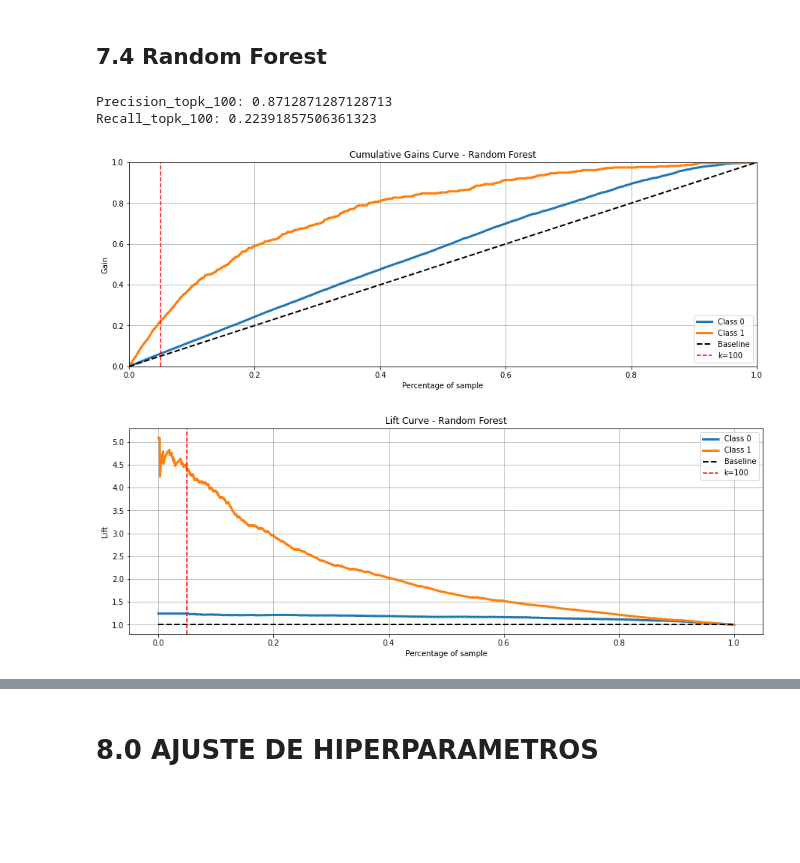
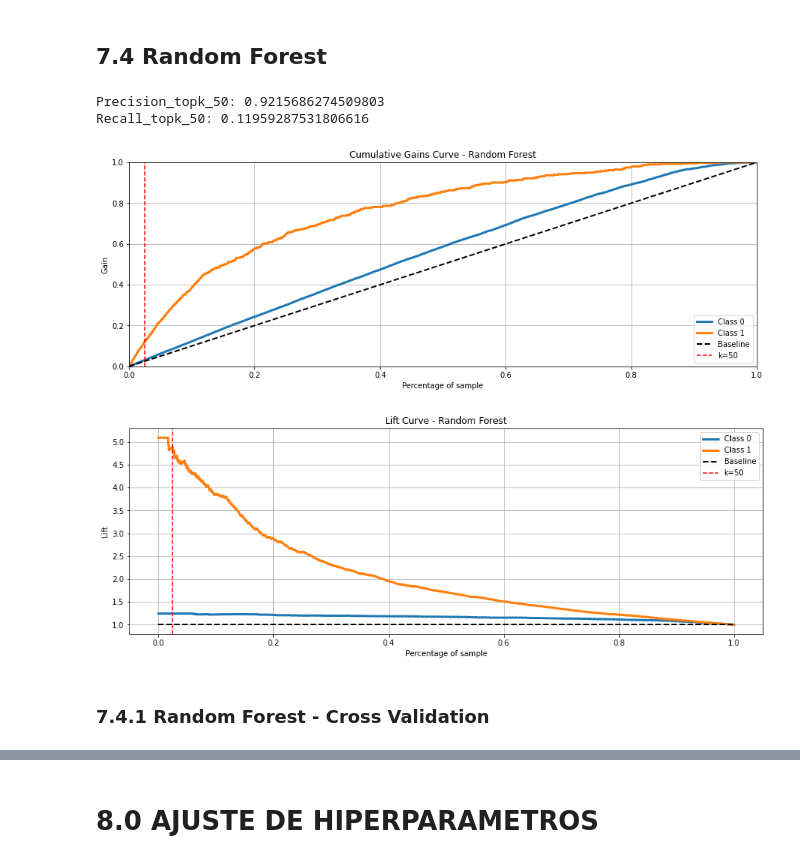
Before and after one commit to Jhonatanslopes/Bank-Customer-Churn, a Jupyter notebook: Notebook/notebook.ipynb, the cells around one changed output, grey strips where cells are left out. Cells and saved outputs as stored; diff of their text form; code cells hidden in the pictures; blank space fills up the shorter version.

```diff
--- a/Notebook/notebook.ipynb
+++ b/Notebook/notebook.ipynb
@@ -1174,31 +1252,33 @@ Recall_topk_100: 0.2035623409669211
 # %%
 # define model
 rf = RandomForestClassifier()
 
 # training and predict
 rf_trained = rf.fit(x_train, y_train)
 yhat_rf = rf_trained.predict_proba(x_test)
 
 # Add prob in the data to cumpute metric
 x_test_rf = x_test.copy()
 x_test_rf['response'] = y_test
 
 # Propensity score
 x_test_rf['score'] = list(yhat_rf[:, 1])
 
 # Sort clients by propensity score
 x_test_rf = x_test_rf.sort_values(by='score', ascending=False)
 
 # Compute precision at K
-k = 100
-porcentage_k = 100 / len(x_test)
+k = 50
+porcentage_k = k / len(x_test)
 print(f'Precision_topk_{k}:', precision_at_k(x_test_rf, k=k))
 print(f'Recall_topk_{k}:', recall_at_k(x_test_rf, k=k))
 
 # plot curve
 plot_curve('Random Forest', y_pred=yhat_rf, y_true=y_test)
 # %% [output]
-Precision_topk_100: 0.8712871287128713
-Recall_topk_100: 0.22391857506361323
+Precision_topk_50: 0.9215686274509803
+Recall_topk_50: 0.11959287531806616
-[figure, old version]
+[figure, new version]
-[figure, old version]
+[figure, new version]
+# %% [markdown]
+### 7.4.1 Random Forest - Cross Validation
```
Also changed, not shown: parts of 44 cells of this notebook, 7 other files.
